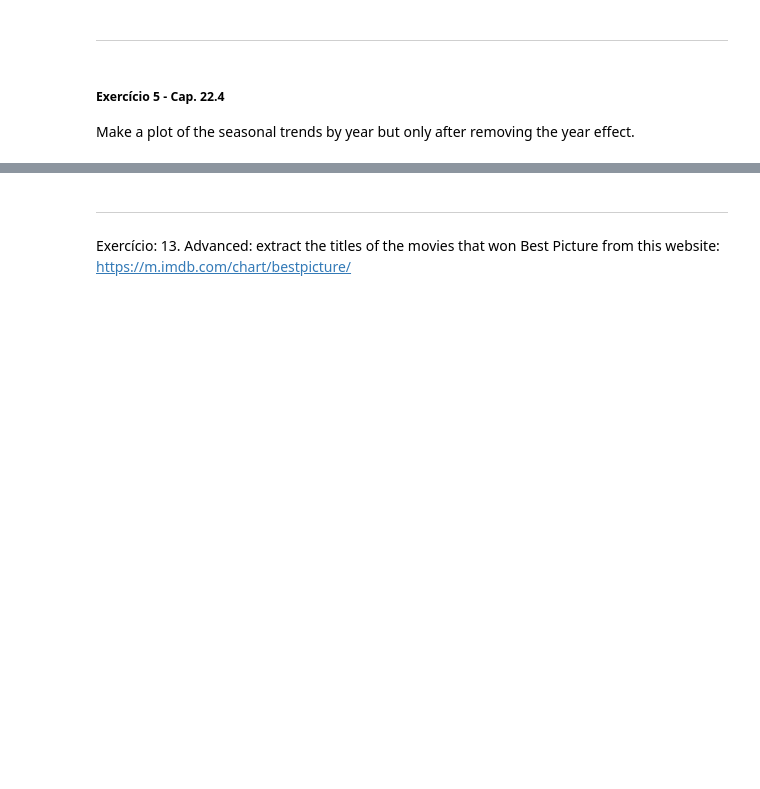
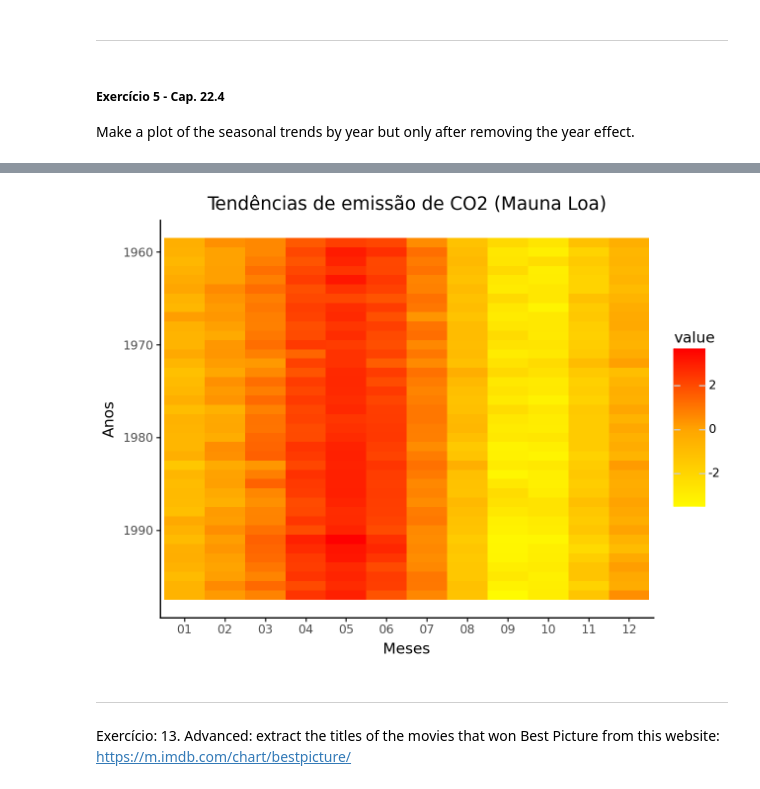
Before and after one commit to prof-LuizAlbano/feec-analise-dados-visual, a Jupyter notebook: Aulas/07-2024-04-26/RA272746_atividades5b.ipynb, the cells around one changed output, grey strips where cells are left out. Saved outputs shown, nothing was run; the diff lists cells and outputs as text; code cells hidden in the pictures; blank space fills up the shorter version.

```diff
--- a/Aulas/07-2024-04-26/RA272746_atividades5b.ipynb
+++ b/Aulas/07-2024-04-26/RA272746_atividades5b.ipynb
@@ -261,3 +341,6 @@ NameError: name 'pd' is not defined
 ##### Exercício 4 - Cap. 22.4
 
 Now use the left_join function to add the yearly average to the co2_wide dataset. Then compute the residuals: observed co2 measure - yearly average.
+# %%
+co2_wide = co2_wide.join(yearly_avg, how = 'left')
+co2_wide
@@ -263,0 +365,7 @@ Now use the left_join function to add the yearly average to the co2_wide dataset
+# %%
+res_co2 = pd.DataFrame(index = range(1959,1998), columns = ['1', '2', '3', '4', '5', '6', '7', '8', '9', '10', '11', '12'])
+
+for i in range(1,13):
+  res_co2[f'{i}'] = co2_wide[f'{i}'] - co2_wide['Avg']
+
+res_co2
@@ -267,3 +393,8 @@ Now use the left_join function to add the yearly average to the co2_wide dataset
 ##### Exercício 5 - Cap. 22.4
 
 Make a plot of the seasonal trends by year but only after removing the year effect.
+# %%
+res_co2_melted = pd.melt(res_co2.reset_index(), id_vars='index', value_vars=[str(i) for i in range(1,13)] )
+res_co2_melted = res_co2_melted.rename(columns={"index": "Year", "variable": "Month"})
+res_co2_melted['Month'] = res_co2_melted['Month'].str.zfill(2)
+res_co2_melted
@@ -270,3 +415,16 @@ Make a plot of the seasonal trends by year but only after removing the year effe
+# %%
+from plotnine import *
+
+(
+    ggplot(data=res_co2_melted, mapping=aes(x="factor(Month)", y="Year", fill="value"))
+    + geom_tile()
+    + scale_fill_gradient2(low="yellow", mid="orange", high="red")
+    + scale_y_reverse()
+    + theme_classic()
+    + labs(title = "Tendências de emissão de CO2 (Mauna Loa)", x="Meses", y="Anos")
+)
+# %% [output]
+[figure, added]
 # %% [markdown]
 ---
 # %% [markdown]
```
Also changed, not shown: parts of 12 cells of this notebook, 3 other files.
